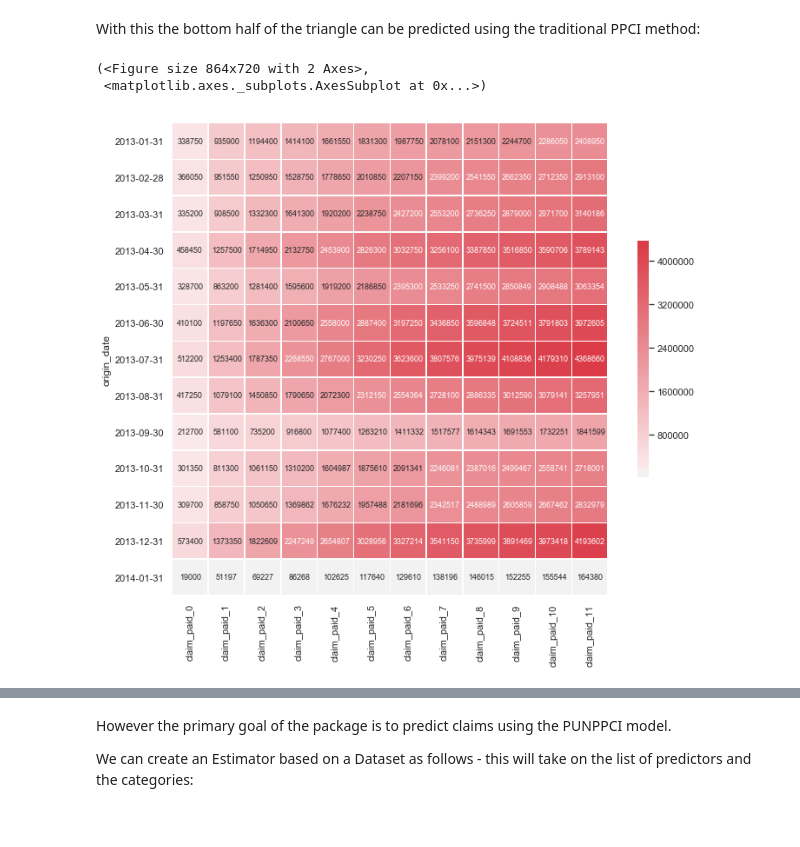
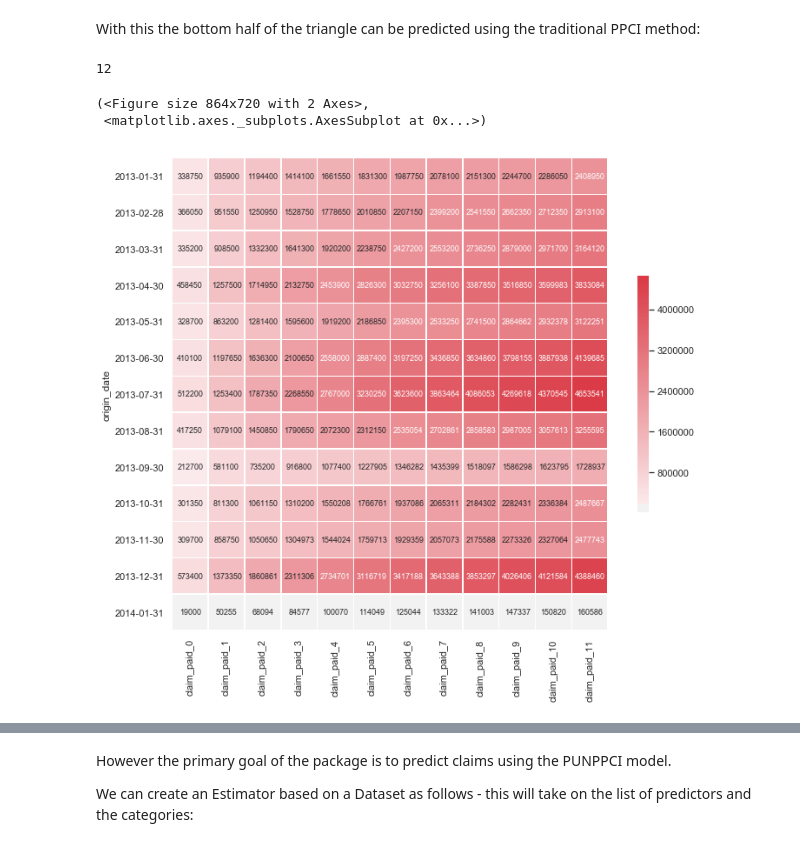
Before and after one commit to JackyP/penalised-unexplainability-network-payments-per-claim-incurred, a Jupyter notebook: Example.ipynb, the cells around one changed output, grey strips where cells are left out. Cells and saved outputs as stored; diff of their text form; code cells hidden in the pictures.

```diff
--- a/Example.ipynb
+++ b/Example.ipynb
@@ -23,6 +21,5 @@ In this example we will use a "claims" dataset which is based on airline delays.
 prefix = "example"
 num_cols = 12
 
-# Get example data frame
-df_full = fetch_example_data()
+df = fetch_example_data() # Get example data frame
 # %% [markdown]
@@ -30,4 +26,0 @@ We'll mask the data at a certain date. All the claims past that date will get se
-# %%
-# Mask the bottom half of the triangle
-df = pn.data_as_at(df_full, "origin_date", df_full.origin_date.agg("max"), "claim")
-df.head()
@@ -64,11 +27,9 @@ We'll convert that into a PUNPPCI Dataset which enables various functions of thi
 # %%
 # Make Dataset
-ds = pn.Dataset(
+ds = pn.InsuranceDataset(
     features=df[["carrier", "flight", "departing", "destination", "distance"]],
     origin=df.origin_date,
-    exposure=None,   # Exposure weight is optional
     claim_count=df[["claim_count_{}".format(x) for x in range(0, num_cols)]],
-    claim_paid=df[["claim_paid_{}".format(x) for x in range(0, num_cols)]]
+    claim_paid=df[["claim_paid_{}".format(x) for x in range(0, num_cols)]],
+    as_at_date=df.origin_date.agg("max")
 )
-
-df.groupby(["origin_date"]).agg('sum')
@@ -107,10 +55,16 @@ ds.plot_triangle_claim_paid()
 [figure]
 # %% [markdown]
 With this the bottom half of the triangle can be predicted using the traditional PPCI method:
-# %%
-# Standard PPCI Projection
-ds.plot_triangle_ppci()
-# %% [output]
-(<Figure size 864x720 with 2 Axes>,
- <matplotlib.axes._subplots.AxesSubplot at 0x...>)
-[figure, removed]
+# %%
+len(ds.claim_paid.columns)
+# %% [output]
+12
+# %%
+# Standard Chain Ladder Projection
+paidcl = pn.ChainLadderRegressor("claim_paid")
+paidcl.fit(ds.X(paidcl), ds.y(paidcl))
+ds.plot_triangle_claim_paid(paidcl)
+# %% [output]
+(<Figure size 864x720 with 2 Axes>,
+ <matplotlib.axes._subplots.AxesSubplot at 0x...>)
+[figure, added]
```
Also changed, not shown: parts of 57 cells of this notebook, 16 other files.
